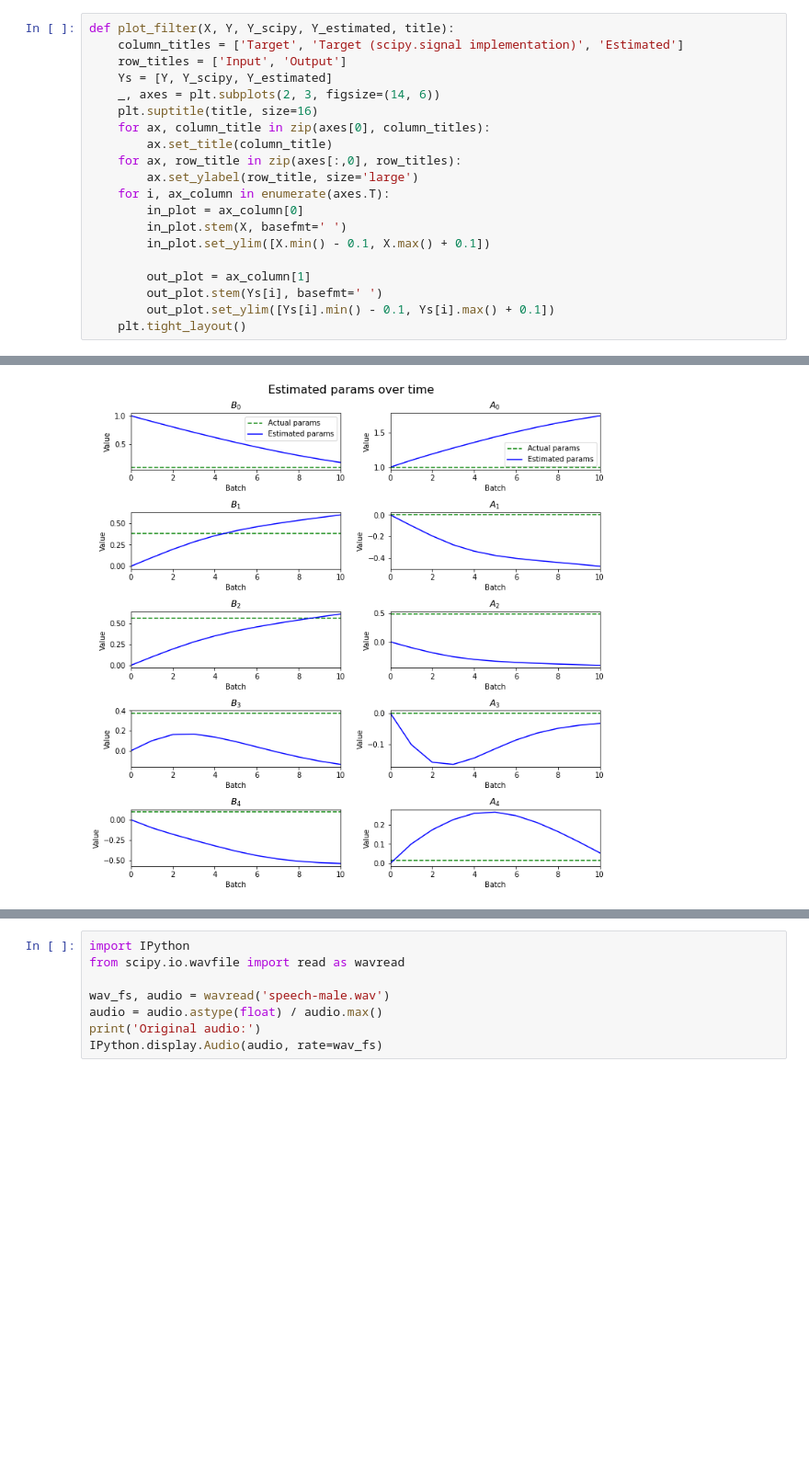
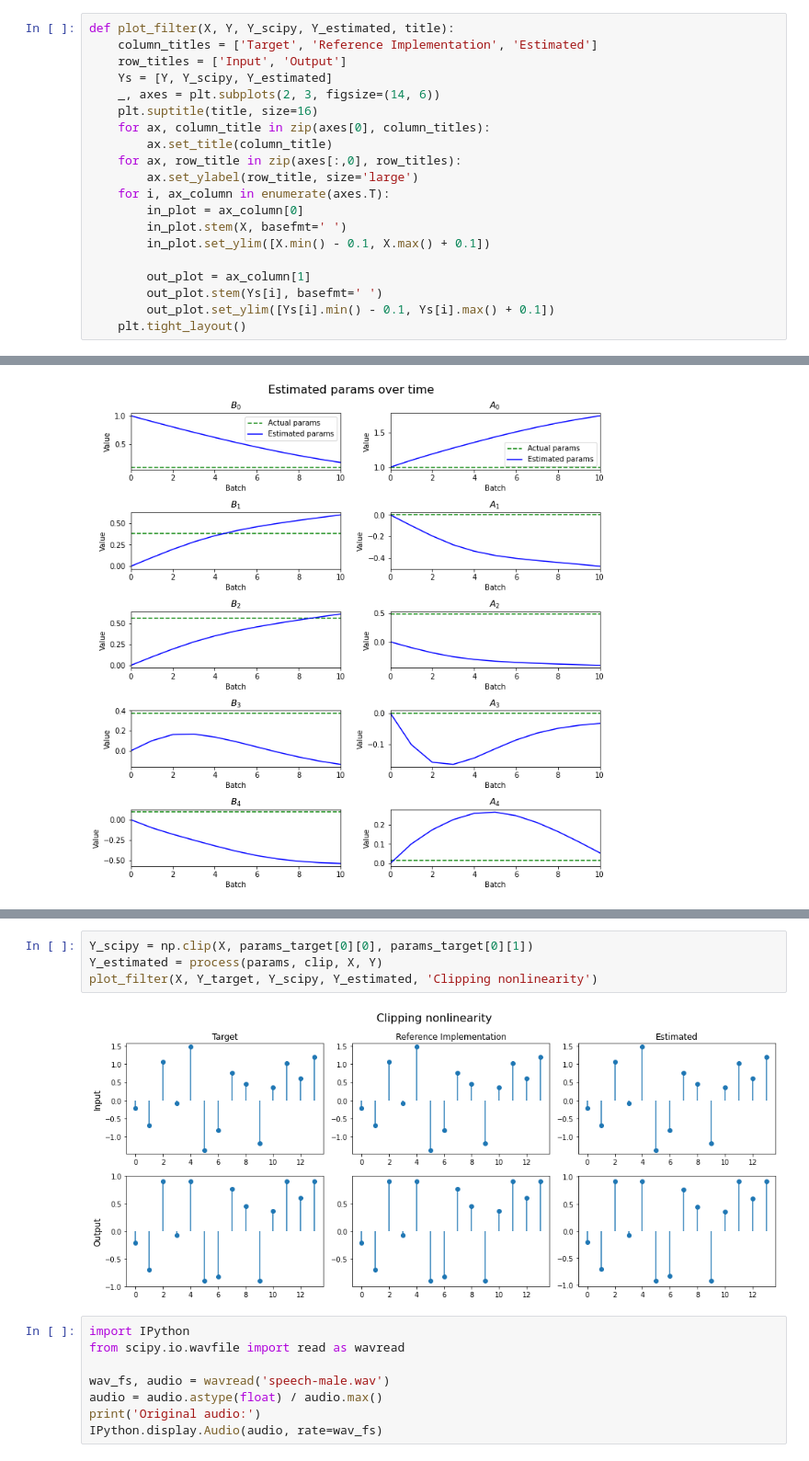
Before and after one commit to khiner/jaxdsp, a Jupyter notebook: jax_audio_experiments.ipynb, the cells around one changed output, grey strips where cells are left out. Shown at 92% size. Drawn from its saved outputs; the diff is of its cells as text; blank space fills up the shorter version.

```diff
--- a/jax_audio_experiments.ipynb
+++ b/jax_audio_experiments.ipynb
@@ -33,7 +33,7 @@ import numpy as np
 import sys
 # %%
 def plot_filter(X, Y, Y_scipy, Y_estimated, title):
-    column_titles = ['Target', 'Target (scipy.signal implementation)', 'Estimated']
+    column_titles = ['Target', 'Reference Implementation', 'Estimated']
     row_titles = ['Input', 'Output']
     Ys = [Y, Y_scipy, Y_estimated]
     _, axes = plt.subplots(2, 3, figsize=(14, 6))
@@ -174,3 +190,9 @@ plot_filter(X, Y_target, Y_scipy, Y_estimated, 'IIR Filter')
+# %%
+Y_scipy = np.clip(X, params_target[0][0], params_target[0][1])
+Y_estimated = process(params, clip, X, Y)
+plot_filter(X, Y_target, Y_scipy, Y_estimated, 'Clipping nonlinearity')
+# %% [output]
+[figure, added]
 # %%
 import IPython
 from scipy.io.wavfile import read as wavread
```
Also changed, not shown: parts of 8 cells of this notebook, 1 other file.
